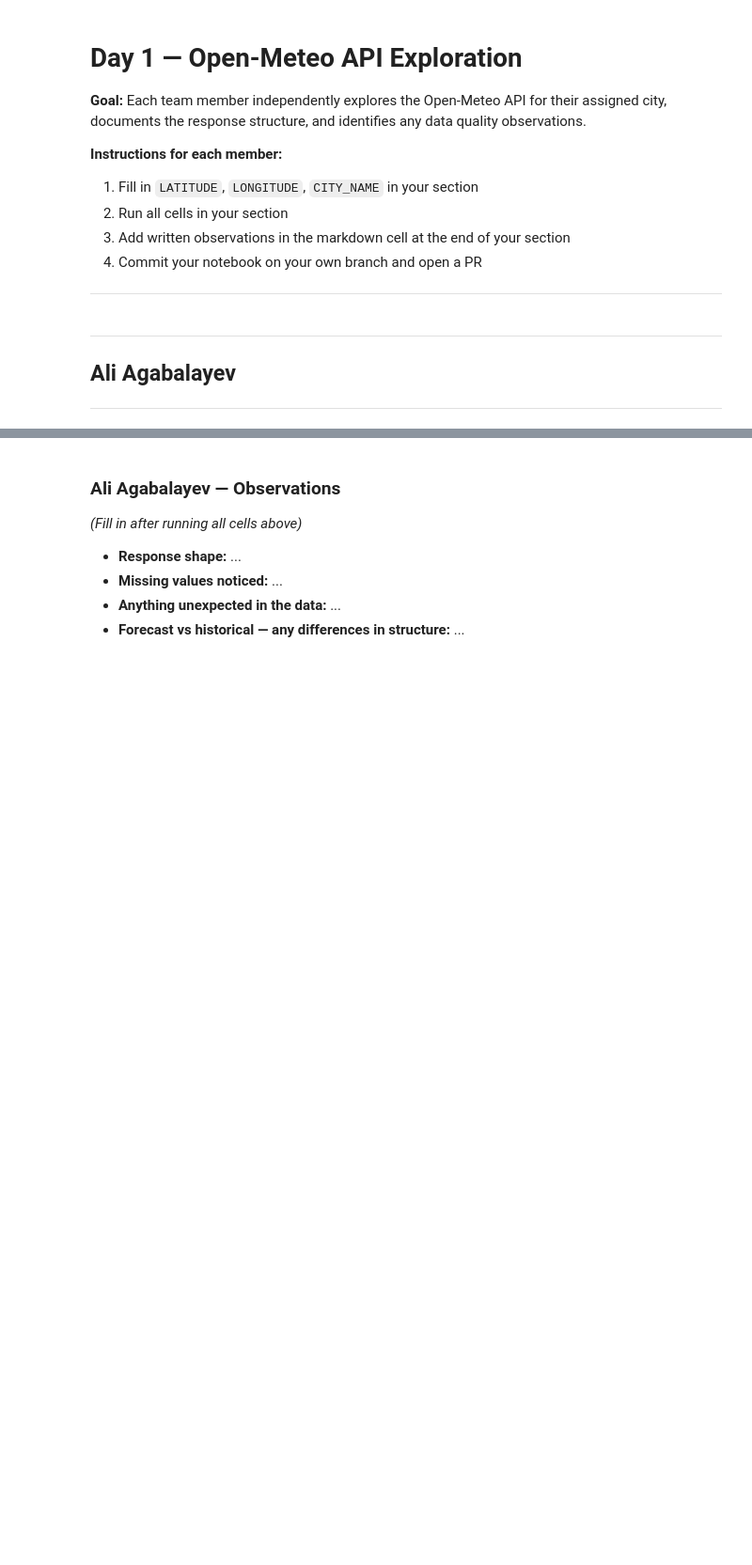
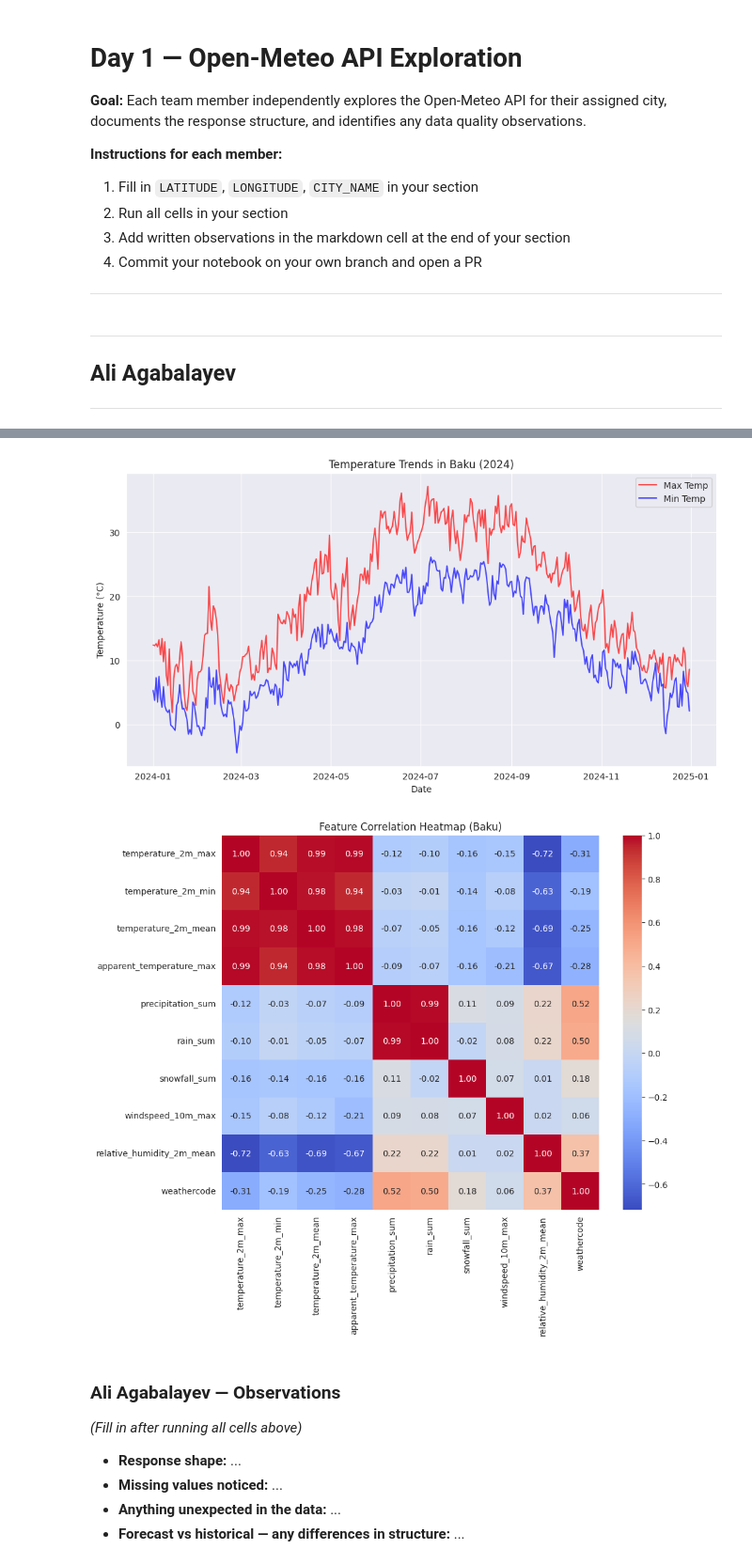
Before and after one commit to AliAgabalayev/Baku-Sentinel-Advanced-Flash-Flood-Forecasting-System, a Jupyter notebook: notebooks/day_01_exploration.ipynb, the cells around one changed output, grey strips where cells are left out. Shown at 94% size. Saved outputs shown, nothing was run; the diff lists cells and outputs as text; code cells hidden in the pictures; blank space fills up the shorter version.

Commit message:
chore: initial data exploration and visualization

```diff
--- a/notebooks/day_01_exploration.ipynb
+++ b/notebooks/day_01_exploration.ipynb
@@ -16,0 +39,19 @@
+# %%
+params = {
+    "latitude": LATITUDE,
+    "longitude": LONGITUDE,
+    "start_date": "2024-01-01",
+    "end_date": "2024-12-31",
+    "daily": ",".join(DAILY_VARIABLES),
+    "timezone": "auto",
+}
+
+response = requests.get(HISTORICAL_URL, params=params)
+if response.status_code == 200:
+    data = response.json()
+    df = pd.DataFrame(data["daily"])
+    df["time"] = pd.to_datetime(df["time"])
+    print(f"Shape: {df.shape}")
+else:
+    print(f"Error: {response.status_code}")
+    print(response.text)
@@ -17,3 +93,23 @@
+# %%
+# Visualizing Temperature Trends
+plt.figure(figsize=(12, 6))
+plt.plot(df['time'], df['temperature_2m_max'], label='Max Temp', color='red', alpha=0.7)
+plt.plot(df['time'], df['temperature_2m_min'], label='Min Temp', color='blue', alpha=0.7)
+plt.title(f'Temperature Trends in {CITY_NAME} (2024)')
+plt.xlabel('Date')
+plt.ylabel('Temperature (°C)')
+plt.legend()
+plt.grid(True)
+plt.show()
+
+# Correlation Heatmap
+plt.figure(figsize=(10, 8))
+sns.heatmap(df.drop(columns=['time']).corr(), annot=True, cmap='coolwarm', fmt='.2f')
+plt.title(f'Feature Correlation Heatmap ({CITY_NAME})')
+plt.show()
+# %% [output]
+[figure, added]
+[figure, added]
 # %% [markdown]
 ### Ali Agabalayev — Observations
 
```
Also changed, not shown: parts of 4 cells of this notebook.
